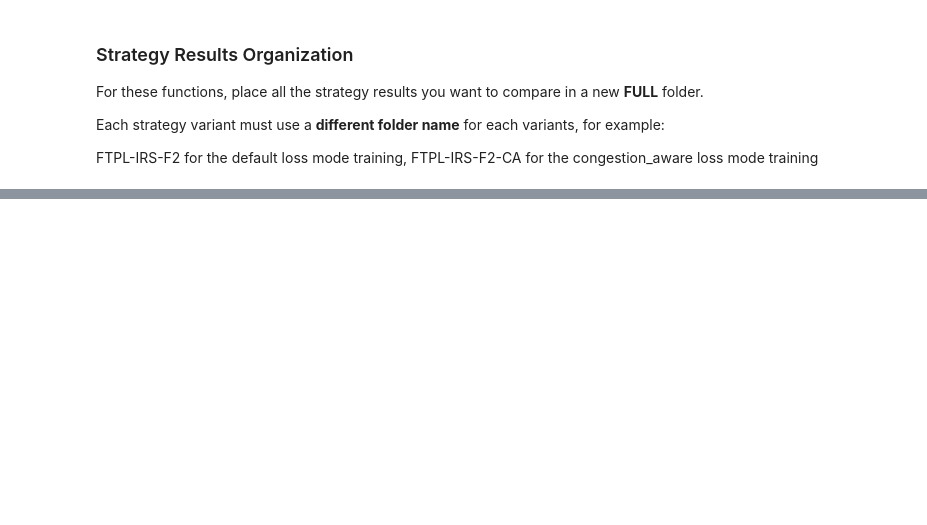
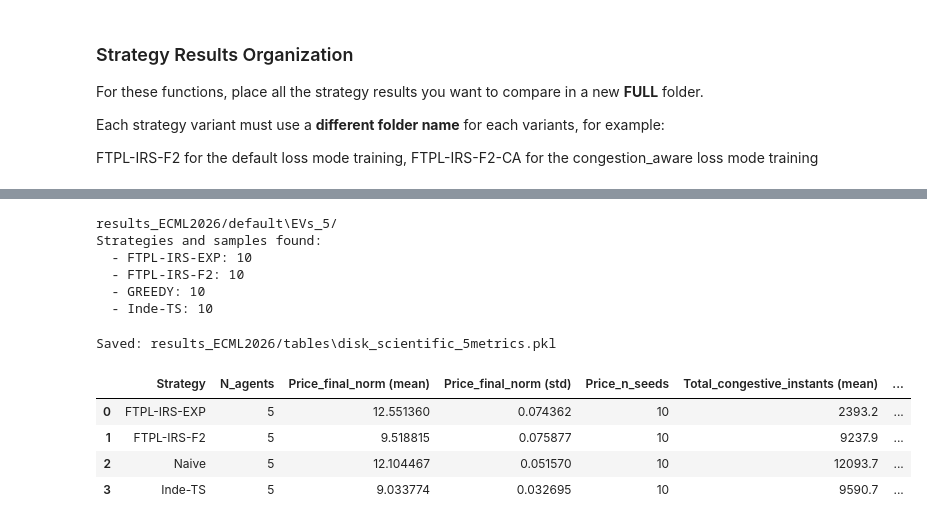
Before and after one commit to yaju1995/ecml2026, a Jupyter notebook: simulation/results_analysis.ipynb, the cells around one changed output, grey strips where cells are left out. Drawn from its saved outputs; the diff is of its cells as text; code cells hidden in the pictures; blank space fills up the shorter version.

```diff
--- a/simulation/results_analysis.ipynb
+++ b/simulation/results_analysis.ipynb
@@ -127,24 +153,37 @@ cmp.plot_congestion_frequency_from_disk(window_size=20,legend_fontsize=32,
 # %%
 cmp = StrategyComparison(
-    path="results_ECML2026/FULL",
-    n_agents=480,
+    path="results_ECML2026/default",
+    n_agents=5,
     verbose=True,
 )
 
 import os, gc
 import numpy as np
 
 
 
 df = cmp.compute_old_metrics_scientific_table_from_disk(
     naive_strategy="GREEDY",
     optimal_strategy="MILP_Price_Forecast",
     price_day_start=0,
     price_day_end=None,
     cong_day_start=0,
     cong_day_end=1459,
     save_dir="results_ECML2026/tables",
     filename="disk_scientific_5metrics.pkl",
 )
 
 display(df)
+# %% [output]
+results_ECML2026/default\EVs_5/
+Strategies and samples found:
+  - FTPL-IRS-EXP: 10
+  - FTPL-IRS-F2: 10
+  - GREEDY: 10
+  - Inde-TS: 10
+Saved: results_ECML2026/tables\disk_scientific_5metrics.pkl
+|  | Strategy | N_agents | Price_final_norm (mean) | Price_final_norm (std) | Price_n_seeds | Total_congestive_instants (mean) | ... |
+| 0 | FTPL-IRS-EXP | 5 | 12.551360 | 0.074362 | 10 | 2393.2 | ... |
+| 1 | FTPL-IRS-F2 | 5 | 9.518815 | 0.075877 | 10 | 9237.9 | ... |
+| 2 | Naive | 5 | 12.104467 | 0.051570 | 10 | 12093.7 | ... |
+| 3 | Inde-TS | 5 | 9.033774 | 0.032695 | 10 | 9590.7 | ... |
```
Also changed, not shown: parts of 7 cells of this notebook, 58 other files.
